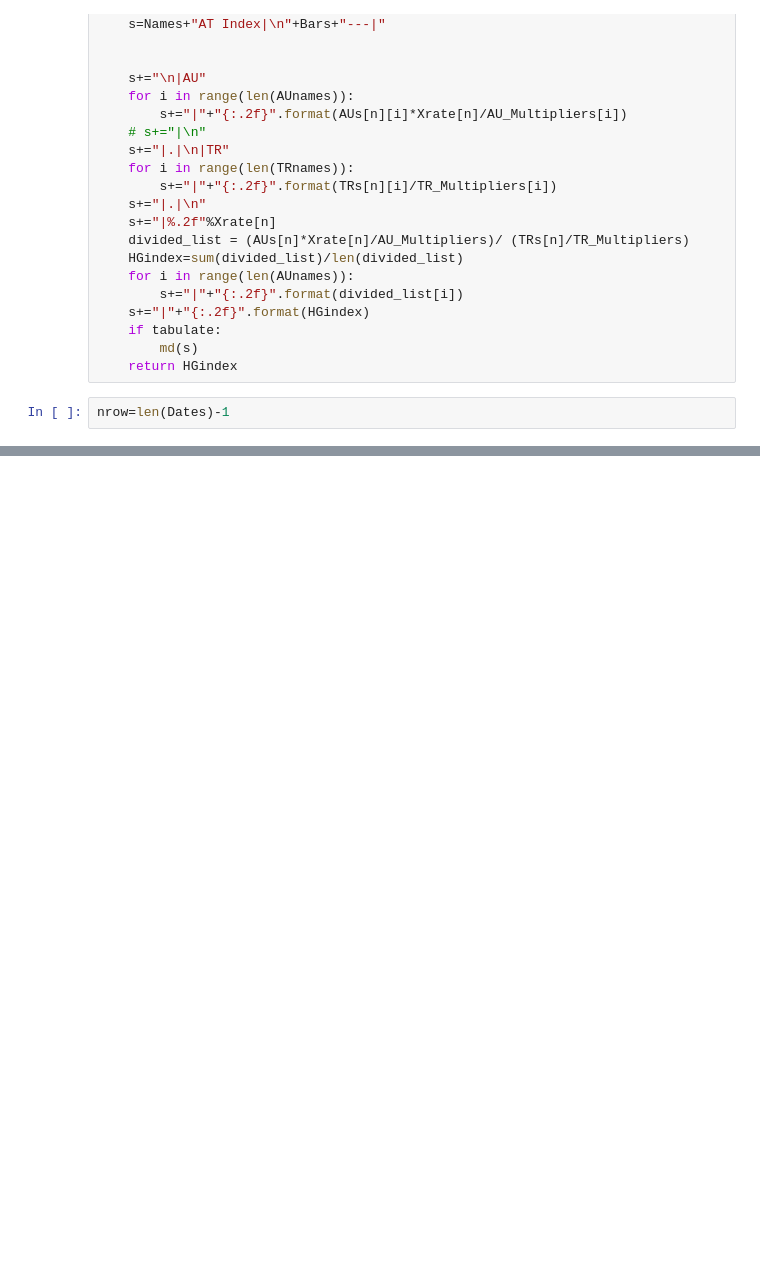
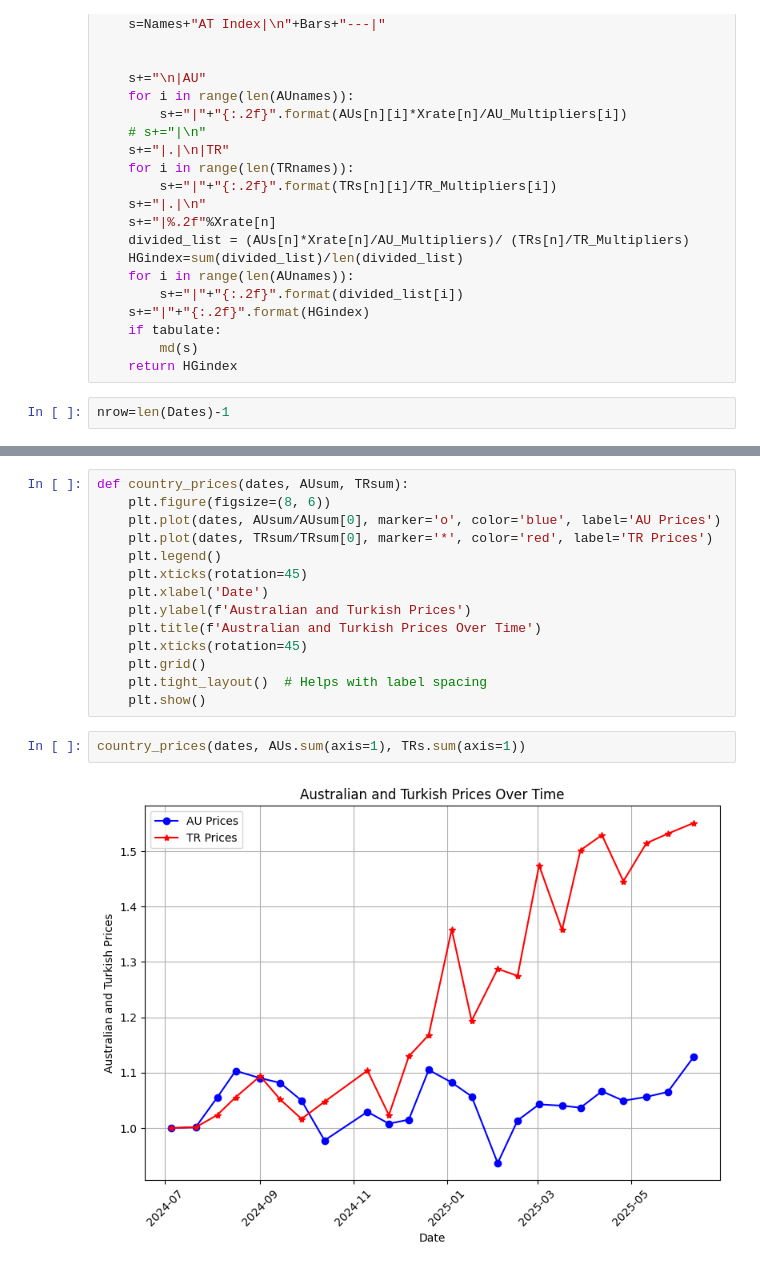
Before and after one commit to Gurgenci/prices, a Jupyter notebook: prices.ipynb, the cells around one changed output, grey strips where cells are left out. Drawn from its saved outputs; the diff is of its cells as text; blank space fills up the shorter version.

```diff
--- a/prices.ipynb
+++ b/prices.ipynb
@@ -179,0 +174,18 @@ print(Xrate)
+# %%
+def country_prices(dates, AUsum, TRsum):
+    plt.figure(figsize=(8, 6))
+    plt.plot(dates, AUsum/AUsum[0], marker='o', color='blue', label='AU Prices')
+    plt.plot(dates, TRsum/TRsum[0], marker='*', color='red', label='TR Prices')
+    plt.legend()
+    plt.xticks(rotation=45)
+    plt.xlabel('Date')
+    plt.ylabel(f'Australian and Turkish Prices')
+    plt.title(f'Australian and Turkish Prices Over Time')
+    plt.xticks(rotation=45)
+    plt.grid()
+    plt.tight_layout()  # Helps with label spacing
+    plt.show()
+# %%
+country_prices(dates, AUs.sum(axis=1), TRs.sum(axis=1))
+# %% [output]
+[figure, added]
```
Also changed, not shown: parts of 5 cells of this notebook, 3 other files.
